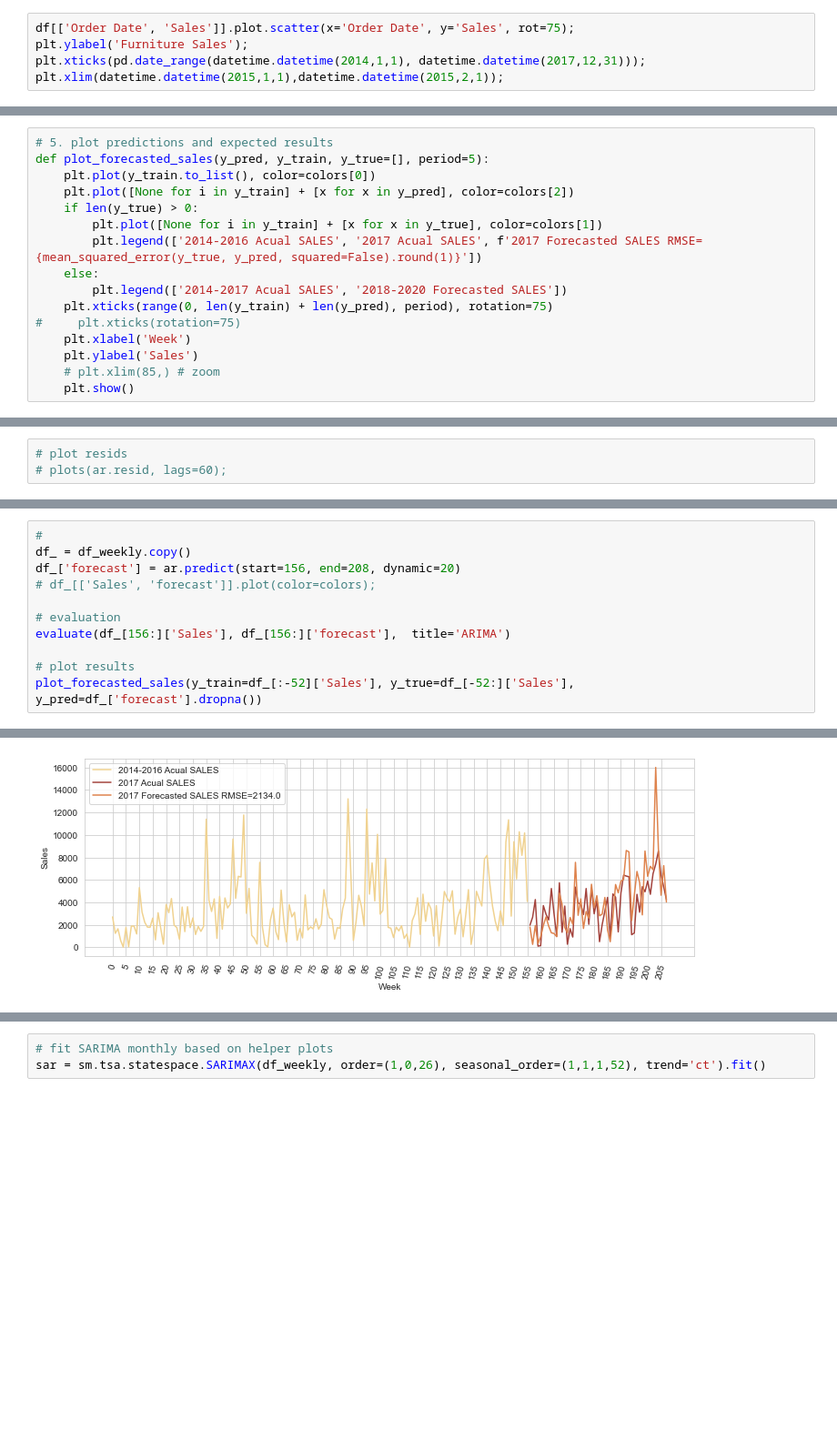
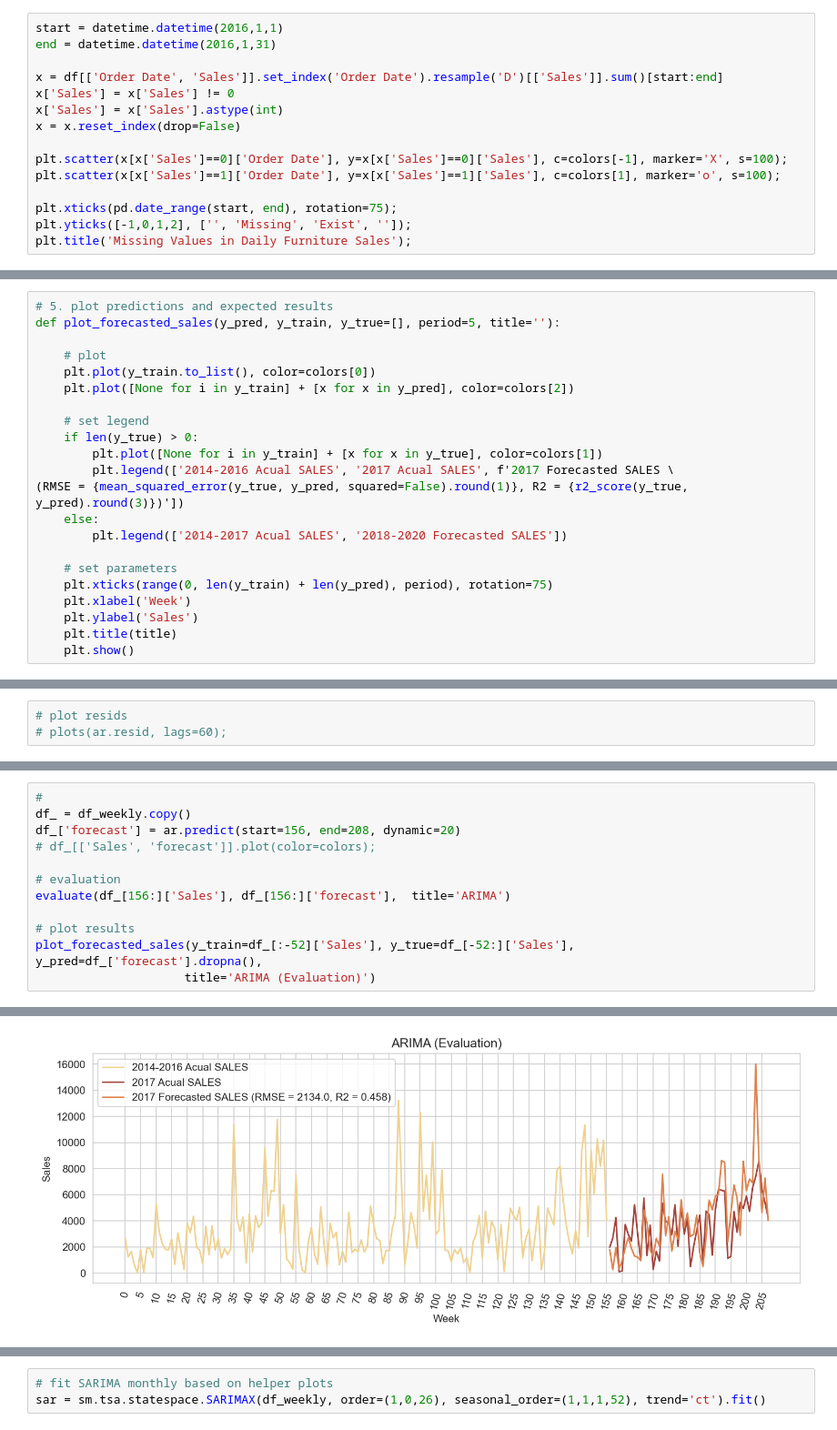
Before and after one commit to AbdulazizAlshehri/ML-Time-Series-Superstore-Sales-Forecasting, a Jupyter notebook: code/Superstore_Sales_Forecasting_.ipynb, the cells around one changed output, grey strips where cells are left out. Shown at 91% size. Drawn from its saved outputs; the diff is of its cells as text; blank space fills up the shorter version.

```diff
--- a/code/Superstore_Sales_Forecasting_.ipynb
+++ b/code/Superstore_Sales_Forecasting_.ipynb
@@ -198,6 +214,16 @@ Number of missing dates : 565
 # %%
-df[['Order Date', 'Sales']].plot.scatter(x='Order Date', y='Sales', rot=75);
-plt.ylabel('Furniture Sales');
-plt.xticks(pd.date_range(datetime.datetime(2014,1,1), datetime.datetime(2017,12,31)));
-plt.xlim(datetime.datetime(2015,1,1),datetime.datetime(2015,2,1));
+start = datetime.datetime(2016,1,1)
+end = datetime.datetime(2016,1,31)
+
+x = df[['Order Date', 'Sales']].set_index('Order Date').resample('D')[['Sales']].sum()[start:end]
+x['Sales'] = x['Sales'] != 0
+x['Sales'] = x['Sales'].astype(int)
+x = x.reset_index(drop=False)
+
+plt.scatter(x[x['Sales']==0]['Order Date'], y=x[x['Sales']==0]['Sales'], c=colors[-1], marker='X', s=100);
+plt.scatter(x[x['Sales']==1]['Order Date'], y=x[x['Sales']==1]['Sales'], c=colors[1], marker='o', s=100);
+
+plt.xticks(pd.date_range(start, end), rotation=75);
+plt.yticks([-1,0,1,2], ['', 'Missing', 'Exist', '']);
+plt.title('Missing Values in Daily Furniture Sales');
 # %% [output]
@@ -330,17 +357,23 @@ def lag_dataset(df_temp_, lag):
     return df__.dropna(how='any')
 # %%
 # 5. plot predictions and expected results
-def plot_forecasted_sales(y_pred, y_train, y_true=[], period=5):
+def plot_forecasted_sales(y_pred, y_train, y_true=[], period=5, title=''):
+
+    # plot
     plt.plot(y_train.to_list(), color=colors[0])
     plt.plot([None for i in y_train] + [x for x in y_pred], color=colors[2])
+
+    # set legend
     if len(y_true) > 0:
         plt.plot([None for i in y_train] + [x for x in y_true], color=colors[1])
-        plt.legend(['2014-2016 Acual SALES', '2017 Acual SALES', f'2017 Forecasted SALES RMSE={mean_squared_error(y_true, y_pred, squared=False).round(1)}'])
+        plt.legend(['2014-2016 Acual SALES', '2017 Acual SALES', f'2017 Forecasted SALES \
+(RMSE = {mean_squared_error(y_true, y_pred, squared=False).round(1)}, R2 = {r2_score(y_true, y_pred).round(3)})'])
     else:
         plt.legend(['2014-2017 Acual SALES', '2018-2020 Forecasted SALES'])
+
+    # set parameters
     plt.xticks(range(0, len(y_train) + len(y_pred), period), rotation=75)
-#     plt.xticks(rotation=75)
     plt.xlabel('Week')
     plt.ylabel('Sales')
-    # plt.xlim(85,) # zoom
+    plt.title(title)
     plt.show()
@@ -531,20 +564,21 @@ ar.plot_diagnostics(figsize=(10, 8));
 # %%
 #
 df_ = df_weekly.copy()
 df_['forecast'] = ar.predict(start=156, end=208, dynamic=20)
 # df_[['Sales', 'forecast']].plot(color=colors);
 
 # evaluation
 evaluate(df_[156:]['Sales'], df_[156:]['forecast'],  title='ARIMA')
 
 # plot results
-plot_forecasted_sales(y_train=df_[:-52]['Sales'], y_true=df_[-52:]['Sales'], y_pred=df_['forecast'].dropna())
+plot_forecasted_sales(y_train=df_[:-52]['Sales'], y_true=df_[-52:]['Sales'], y_pred=df_['forecast'].dropna(),
+                     title='ARIMA (Evaluation)')
 # %% [output]
 +----------+-----------+
 |  Metric  |   Value   |
 +----------+-----------+
 |   RMSE   | 2133.9629 |
 | R2 Score |   0.4577  |
 +----------+-----------+
-[figure, old version]
+[figure, new version]
 # %% [markdown]
```
Also changed, not shown: parts of 49 cells of this notebook.
